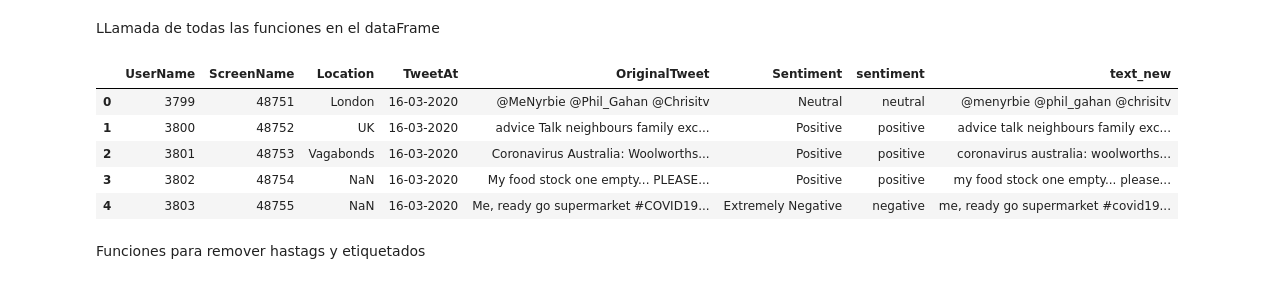
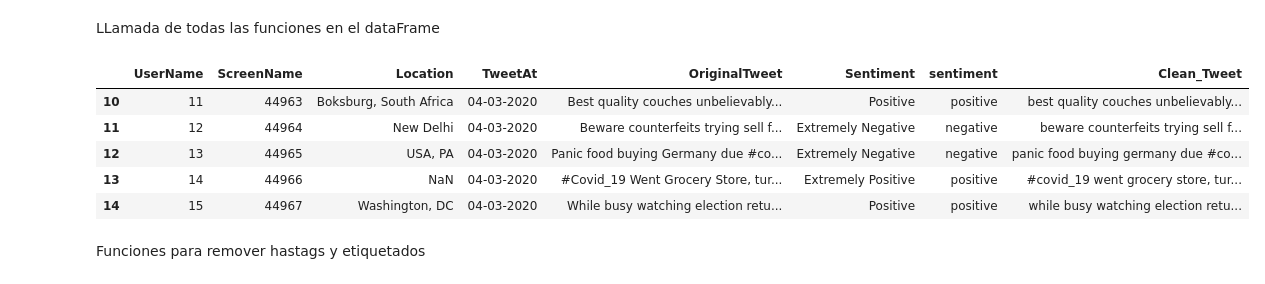
Before and after one commit to AlejandroE-SanchezV/Text-Classification-AI-Model-on-COVID-19-Tweets, a Jupyter notebook: FinalProject_TwittClassification.ipynb, the cells around one changed output. Saved outputs shown, nothing was run; the diff lists cells and outputs as text; code cells hidden in the pictures.

```diff
--- a/FinalProject_TwittClassification.ipynb
+++ b/FinalProject_TwittClassification.ipynb
@@ -49,3 +51,11 @@ train=pd.read_csv("/content/DataSet/Corona_NLP_train.csv",encoding='latin1')
+# %%
+#test=pd.read_csv("/content/DataSet/Corona_NLP_test.csv",encoding='latin1')
+#train=pd.read_csv("/content/DataSet/Corona_NLP_train.csv",encoding='latin1')
+urlTrain = 'https://raw.githubusercontent.com/aMurryFly/Text-Classification-AI-Model-on-COVID-19-Tweets/main/dataSet/Corona_NLP_train.csv'
+urlTest = 'https://raw.githubusercontent.com/aMurryFly/Text-Classification-AI-Model-on-COVID-19-Tweets/main/dataSet/Corona_NLP_test.csv'
+
+test=pd.read_csv(urlTrain,encoding='latin1')
+train=pd.read_csv(urlTest,encoding='latin1')
 # %% [markdown]
 Conociendo nuestros datos para el "test" del futuro módelo
 # %%
@@ -417,17 +431,17 @@ def remove_stopwords(text):
 # %% [markdown]
 LLamada de todas las funciones en el dataFrame
 # %%
-dataFrame['text_new']=dataFrame['OriginalTweet'].apply(lambda x:remove_urls(x))
-dataFrame['OriginalTweet']=dataFrame['text_new'].apply(lambda x:remove_stopwords(x))
-dataFrame['text_new']=dataFrame['OriginalTweet'].apply(lambda x:turn_lower(x))
-dataFrame.head()
+dataFrame['Clean_Tweet']=dataFrame['OriginalTweet'].apply(lambda x:remove_urls(x))
+dataFrame['OriginalTweet']=dataFrame['Clean_Tweet'].apply(lambda x:remove_stopwords(x))
+dataFrame['Clean_Tweet']=dataFrame['OriginalTweet'].apply(lambda x:turn_lower(x))
+dataFrame[10:15]
 # %% [output]
-|  | UserName | ScreenName | Location | TweetAt | OriginalTweet | Sentiment | sentiment | text_new |
-| 0 | 3799 | 48751 | London | 16-03-2020 | @MeNyrbie @Phil_Gahan @Chrisitv | Neutral | neutral | @menyrbie @phil_gahan @chrisitv |
-| 1 | 3800 | 48752 | UK | 16-03-2020 | advice Talk neighbours family exc... | Positive | positive | advice talk neighbours family exc... |
-| 2 | 3801 | 48753 | Vagabonds | 16-03-2020 | Coronavirus Australia: Woolworths... | Positive | positive | coronavirus australia: woolworths... |
-| 3 | 3802 | 48754 | NaN | 16-03-2020 | My food stock one empty... PLEASE... | Positive | positive | my food stock one empty... please... |
-| 4 | 3803 | 48755 | NaN | 16-03-2020 | Me, ready go supermarket #COVID19... | Extremely Negative | negative | me, ready go supermarket #covid19... |
+|  | UserName | ScreenName | Location | TweetAt | OriginalTweet | Sentiment | sentiment | Clean_Tweet |
+| 10 | 11 | 44963 | Boksburg, South Africa | 04-03-2020 | Best quality couches unbelievably... | Positive | positive | best quality couches unbelievably... |
+| 11 | 12 | 44964 | New Delhi | 04-03-2020 | Beware counterfeits trying sell f... | Extremely Negative | negative | beware counterfeits trying sell f... |
+| 12 | 13 | 44965 | USA, PA | 04-03-2020 | Panic food buying Germany due #co... | Extremely Negative | negative | panic food buying germany due #co... |
+| 13 | 14 | 44966 | NaN | 04-03-2020 | #Covid_19 Went Grocery Store, tur... | Extremely Positive | positive | #covid_19 went grocery store, tur... |
+| 14 | 15 | 44967 | Washington, DC | 04-03-2020 | While busy watching election retu... | Positive | positive | while busy watching election retu... |
 # %% [markdown]
 Funciones para remover hastags y etiquetados
 # %%
```
Also changed, not shown: parts of 55 cells of this notebook.
